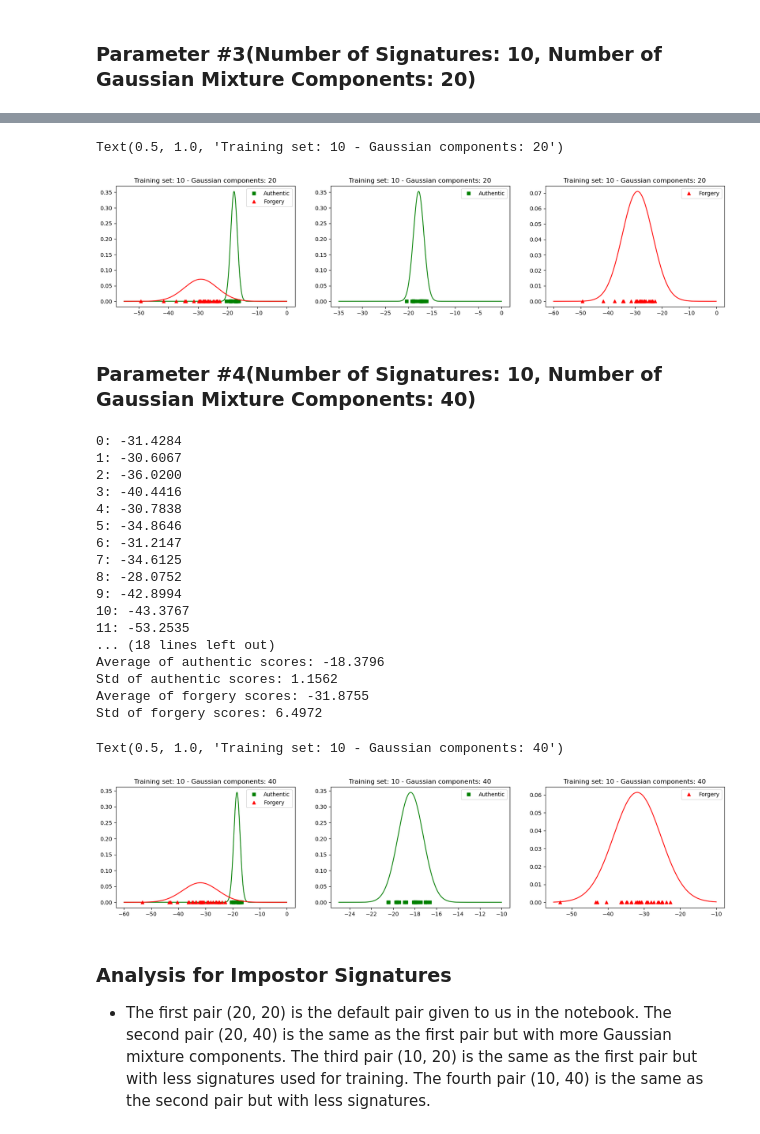
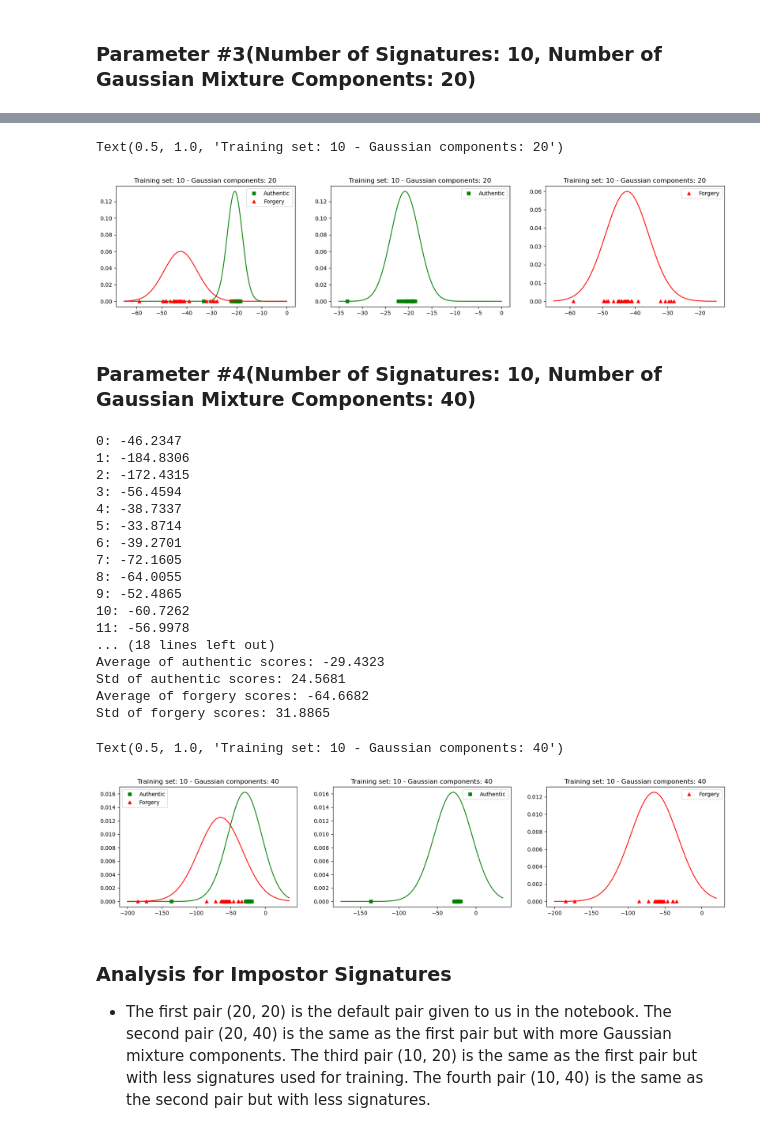
Before and after one commit to Abhay2412/ENCM509Labs, a Jupyter notebook: Lab 3/Lab3-SigVerif GMM_2024W-AbhayKhosla.ipynb, the cells around one changed output, grey strips where cells are left out. Drawn from its saved outputs; the diff is of its cells as text; code cells hidden in the pictures.

```diff
--- a/Lab 3/Lab3-SigVerif GMM_2024W-AbhayKhosla.ipynb
+++ b/Lab 3/Lab3-SigVerif GMM_2024W-AbhayKhosla.ipynb
@@ -389,7 +396,7 @@ for i in range(NUMTRAININGPATTERNS, total_signatures):
 fScores = []
 for i in range(numForgedSigs):
     # taking from the impostor
-    sample =  np.reshape(imp_lst[i], (-1,4))
+    sample =  np.reshape(diff_lst[i], (-1,4))
     score = gmm.score(sample)
     print('%d: %.4f' % (i, score))
     fScores.append(score)
@@ -506,7 +513,7 @@ for i in range(NUMTRAININGPATTERNS, total_signatures):
 fScores = []
 for i in range(numForgedSigs):
     # taking from the impostor
-    sample =  np.reshape(imp_lst[i], (-1,4))
+    sample =  np.reshape(diff_lst[i], (-1,4))
     score = gmm.score(sample)
     print('%d: %.4f' % (i, score))
     fScores.append(score)
@@ -623,7 +630,7 @@ for i in range(NUMTRAININGPATTERNS, total_signatures):
 fScores = []
 for i in range(numForgedSigs):
     # taking from the impostor
-    sample =  np.reshape(imp_lst[i], (-1,4))
+    sample =  np.reshape(diff_lst[i], (-1,4))
     score = gmm.score(sample)
     print('%d: %.4f' % (i, score))
     fScores.append(score)
@@ -662,6 +669,6 @@ Std of forgery scores: 5.6125
 # %%
 # change this range for your set
-x = np.arange(-55, 0, 0.01) # Our lowest score from above is 11: -49.3341
+x = np.arange(-65, 0, 0.01) # Our lowest score from above is 1: -58.9545
 
 aProb = norm.pdf(x, loc=aMu, scale=aStd)
 fProb = norm.pdf(x, loc=fMu, scale=fStd)
@@ -688,7 +695,7 @@ plt.legend()
 plt.title('Training set: {} - Gaussian components: {}'.format(NUMTRAININGPATTERNS, NUMGCOMPONENTS))
 
 # Forged (impostor) set
-x = np.arange(-60, 0, 0.01)
+x = np.arange(-65, -15, 0.01)
 fProb = norm.pdf(x, loc=fMu, scale=fStd)
 
 plt.subplot(1,3,3)
@@ -698,7 +705,7 @@ plt.legend()
 plt.title('Training set: {} - Gaussian components: {}'.format(NUMTRAININGPATTERNS, NUMGCOMPONENTS))
 # %% [output]
 Text(0.5, 1.0, 'Training set: 10 - Gaussian components: 20')
-[figure, old version]
+[figure, new version]
 # %% [markdown]
 ### Parameter #4(Number of Signatures: 10, Number of Gaussian Mixture Components: 40)
 # %%
@@ -740,7 +747,7 @@ for i in range(NUMTRAININGPATTERNS, total_signatures):
 fScores = []
 for i in range(numForgedSigs):
     # taking from the impostor
-    sample =  np.reshape(imp_lst[i], (-1,4))
+    sample =  np.reshape(diff_lst[i], (-1,4))
     score = gmm.score(sample)
     print('%d: %.4f' % (i, score))
     fScores.append(score)
@@ -759,26 +766,26 @@ print('Std of authentic scores: %.4f' % (aStd))
 print('Average of forgery scores: %.4f' % (fMu))
 print('Std of forgery scores: %.4f' % (fStd))
 # %% [output]
-0: -31.4284
-1: -30.6067
-2: -36.0200
-3: -40.4416
-4: -30.7838
-5: -34.8646
-6: -31.2147
-7: -34.6125
-8: -28.0752
-9: -42.8994
-10: -43.3767
-11: -53.2535
+0: -46.2347
+1: -184.8306
+2: -172.4315
+3: -56.4594
+4: -38.7337
+5: -33.8714
+6: -39.2701
+7: -72.1605
+8: -64.0055
+9: -52.4865
+10: -60.7262
+11: -56.9978
 ... (18 lines left out)
-Average of authentic scores: -18.3796
-Std of authentic scores: 1.1562
-Average of forgery scores: -31.8755
-Std of forgery scores: 6.4972
+Average of authentic scores: -29.4323
+Std of authentic scores: 24.5681
+Average of forgery scores: -64.6682
+Std of forgery scores: 31.8865
 # %%
 # change this range for your set
-x = np.arange(-60, 0, 0.01) # Our lowest score from above is 9: -42.8994
+x = np.arange(-200, 35, 0.05) # Our lowest score from above is 1: -184.8306
 
 aProb = norm.pdf(x, loc=aMu, scale=aStd)
 fProb = norm.pdf(x, loc=fMu, scale=fStd)
@@ -786,36 +793,36 @@ fProb = norm.pdf(x, loc=fMu, scale=fStd)
 plt.figure(figsize=(20,4))
 
 
 plt.subplot(1,3,1)
 plt.plot(x, aProb, 'g')
 plt.plot(aScores, np.zeros(len(aScores)), 'gs', lw=2, label='Authentic')
 plt.plot(x, fProb, 'r')
 plt.plot(fScores, np.zeros(len(fScores)), 'r^', lw=2, label='Forgery')
 plt.legend()
 plt.title('Training set: {} - Gaussian components: {}'.format(NUMTRAININGPATTERNS, NUMGCOMPONENTS))
 
 # Authentic set
-x = np.arange(-25, -10, 0.01)
+x = np.arange(-175, 35, 0.05)
 aProb = norm.pdf(x, loc=aMu, scale=aStd)
 
 plt.subplot(1,3,2)
 plt.plot(x, aProb, 'g')
 plt.plot(aScores, np.zeros(len(aScores)), 'gs', lw=2, label='Authentic')
 plt.legend()
 plt.title('Training set: {} - Gaussian components: {}'.format(NUMTRAININGPATTERNS, NUMGCOMPONENTS))
 
 # Forged (impostor) set
-x = np.arange(-55, -10, 0.01)
+x = np.arange(-200, 20, 0.05)
 fProb = norm.pdf(x, loc=fMu, scale=fStd)
 
 plt.subplot(1,3,3)
 plt.plot(x, fProb, 'r')
 plt.plot(fScores, np.zeros(len(fScores)), 'r^', lw=2, label='Forgery')
 plt.legend()
 plt.title('Training set: {} - Gaussian components: {}'.format(NUMTRAININGPATTERNS, NUMGCOMPONENTS))
 # %% [output]
 Text(0.5, 1.0, 'Training set: 10 - Gaussian components: 40')
-[figure, old version]
+[figure, new version]
 # %% [markdown]
 ### Analysis for Impostor Signatures
 - The first pair (20, 20) is the default pair given to us in the notebook. The second pair (20, 40) is the same as the first pair but with more Gaussian mixture components. The third pair (10, 20) is the same as the first pair but with less signatures used for training. The fourth pair (10, 40) is the same as the second pair but with less signatures.
```
Also changed, not shown: parts of 8 cells of this notebook, 30 other files.
